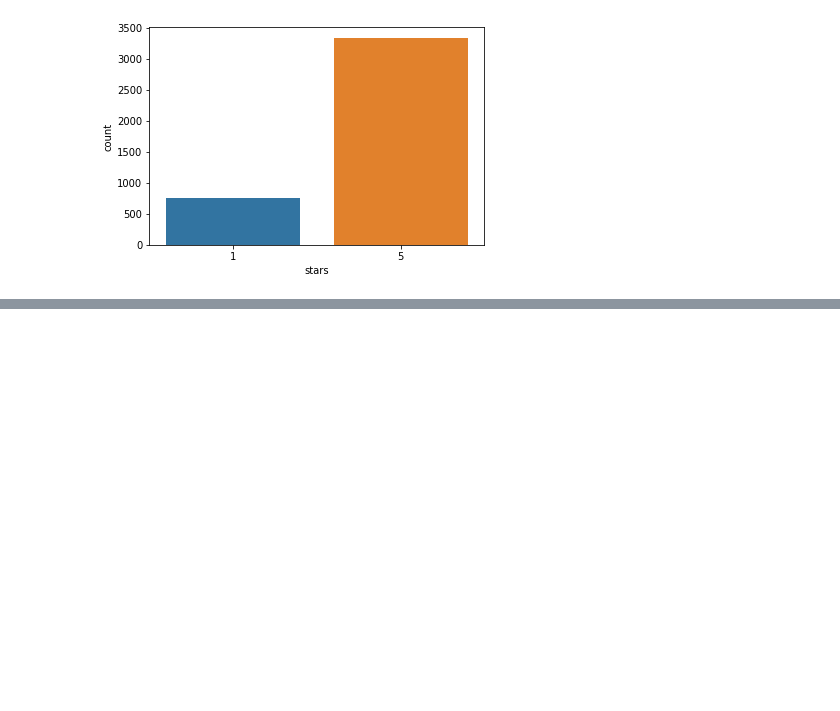
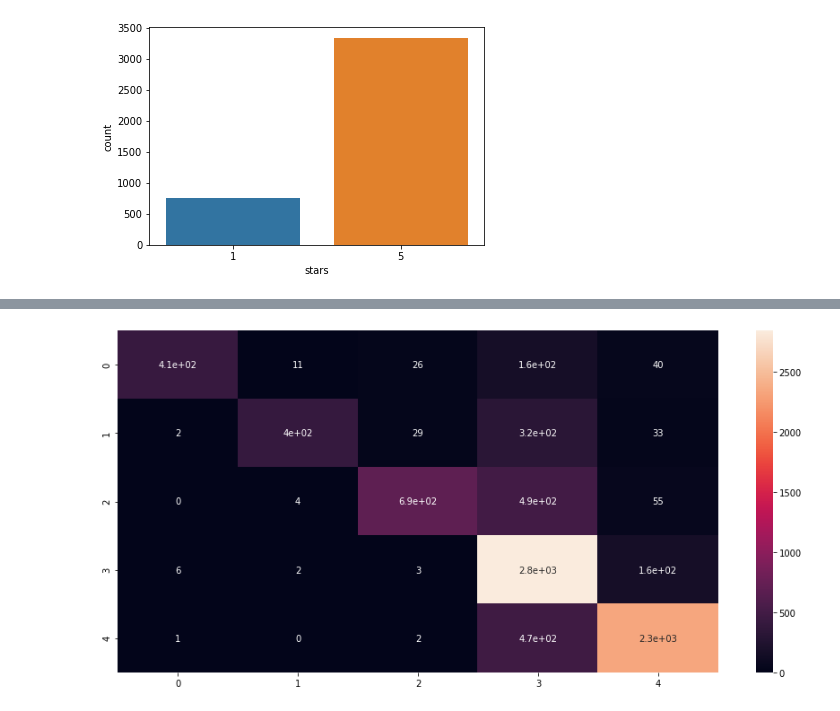
Before and after one commit to HarshitDawar55/Machine_And_Deep_Learning, a Jupyter notebook: Projects/Classifying_YELP_Reviews_Using_NLP/Using_NLP_To_Classify_Yelp_Reviews.ipynb, the cells around one changed output, grey strips where cells are left out. Saved outputs shown, nothing was run; the diff lists cells and outputs as text; code cells hidden in the pictures; blank space fills up the shorter version.

```diff
--- a/Projects/Classifying_YELP_Reviews_Using_NLP/Using_NLP_To_Classify_Yelp_Reviews.ipynb
+++ b/Projects/Classifying_YELP_Reviews_Using_NLP/Using_NLP_To_Classify_Yelp_Reviews.ipynb
@@ -252,0 +313,6 @@ S_Removed_Stopwords
+# %%
+plt.figure(figsize = (15,7))
+sns.heatmap(cm_train, annot = True)
+plt.show()
+# %% [output]
+[figure, added]
```
Also changed, not shown: parts of 39 cells of this notebook.
